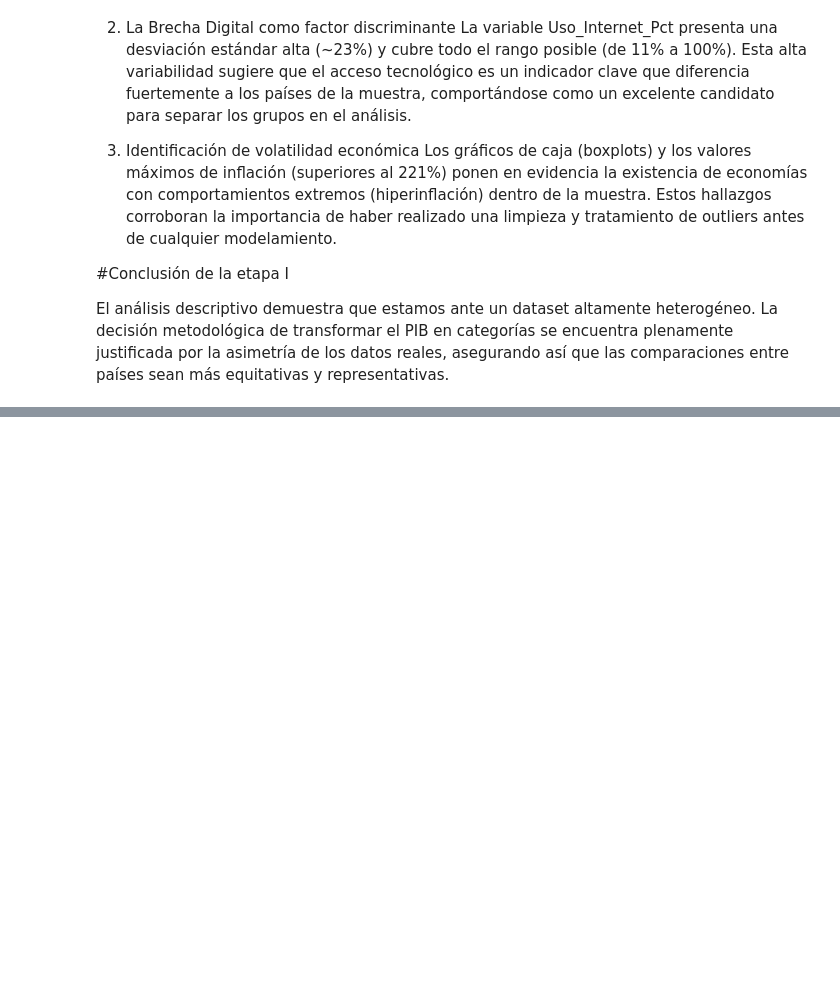
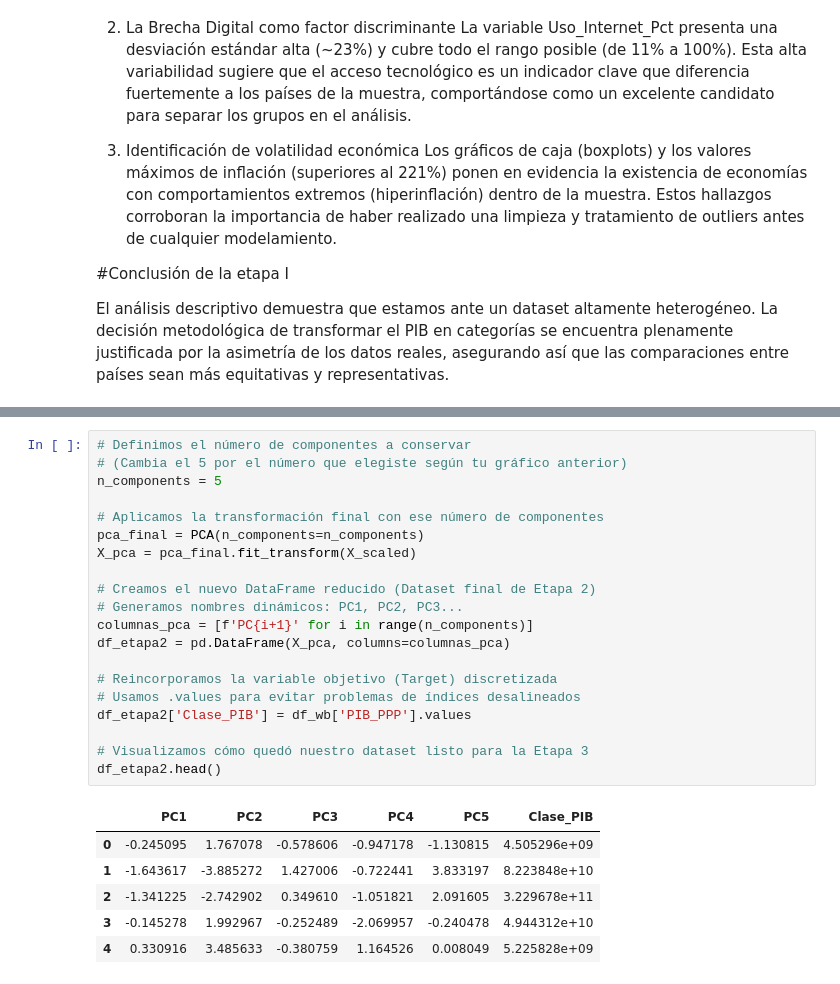
Before and after one commit to jeanferuzi-oss/exam, a Jupyter notebook: Examen_World_Bank.ipynb, the cells around one changed output, grey strips where cells are left out. Drawn from its saved outputs; the diff is of its cells as text; blank space fills up the shorter version.

```diff
--- a/Examen_World_Bank.ipynb
+++ b/Examen_World_Bank.ipynb
@@ -711,0 +844,27 @@ El análisis descriptivo demuestra que estamos ante un dataset altamente heterog
+# %%
+# Definimos el número de componentes a conservar
+# (Cambia el 5 por el número que elegiste según tu gráfico anterior)
+n_components = 5
+
+# Aplicamos la transformación final con ese número de componentes
+pca_final = PCA(n_components=n_components)
+X_pca = pca_final.fit_transform(X_scaled)
+
+# Creamos el nuevo DataFrame reducido (Dataset final de Etapa 2)
+# Generamos nombres dinámicos: PC1, PC2, PC3...
+columnas_pca = [f'PC{i+1}' for i in range(n_components)]
+df_etapa2 = pd.DataFrame(X_pca, columns=columnas_pca)
+
+# Reincorporamos la variable objetivo (Target) discretizada
+# Usamos .values para evitar problemas de índices desalineados
+df_etapa2['Clase_PIB'] = df_wb['PIB_PPP'].values
+
+# Visualizamos cómo quedó nuestro dataset listo para la Etapa 3
+df_etapa2.head()
+# %% [output]
+|  | PC1 | PC2 | PC3 | PC4 | PC5 | Clase_PIB |
+| 0 | -0.245095 | 1.767078 | -0.578606 | -0.947178 | -1.130815 | 4.505296e+09 |
+| 1 | -1.643617 | -3.885272 | 1.427006 | -0.722441 | 3.833197 | 8.223848e+10 |
+| 2 | -1.341225 | -2.742902 | 0.349610 | -1.051821 | 2.091605 | 3.229678e+11 |
+| 3 | -0.145278 | 1.992967 | -0.252489 | -2.069957 | -0.240478 | 4.944312e+10 |
+| 4 | 0.330916 | 3.485633 | -0.380759 | 1.164526 | 0.008049 | 5.225828e+09 |
```
Also changed, not shown: parts of 23 cells of this notebook.
